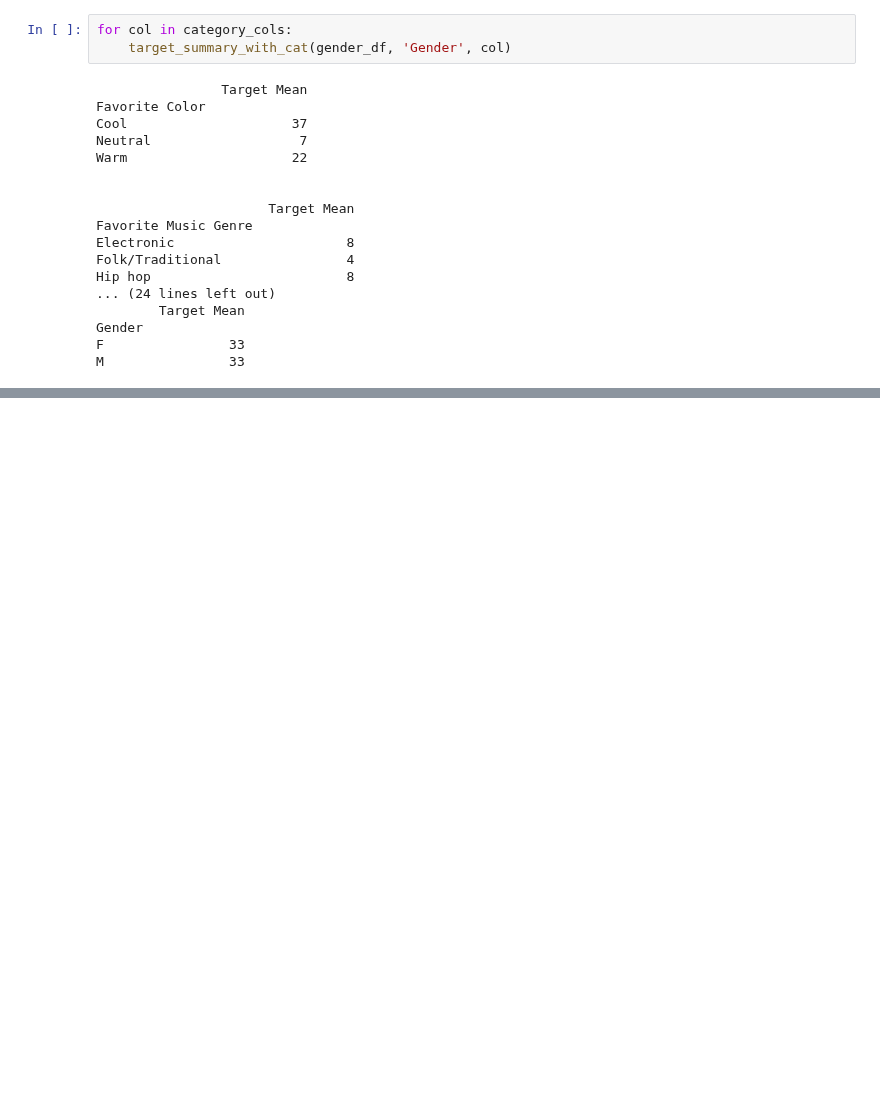
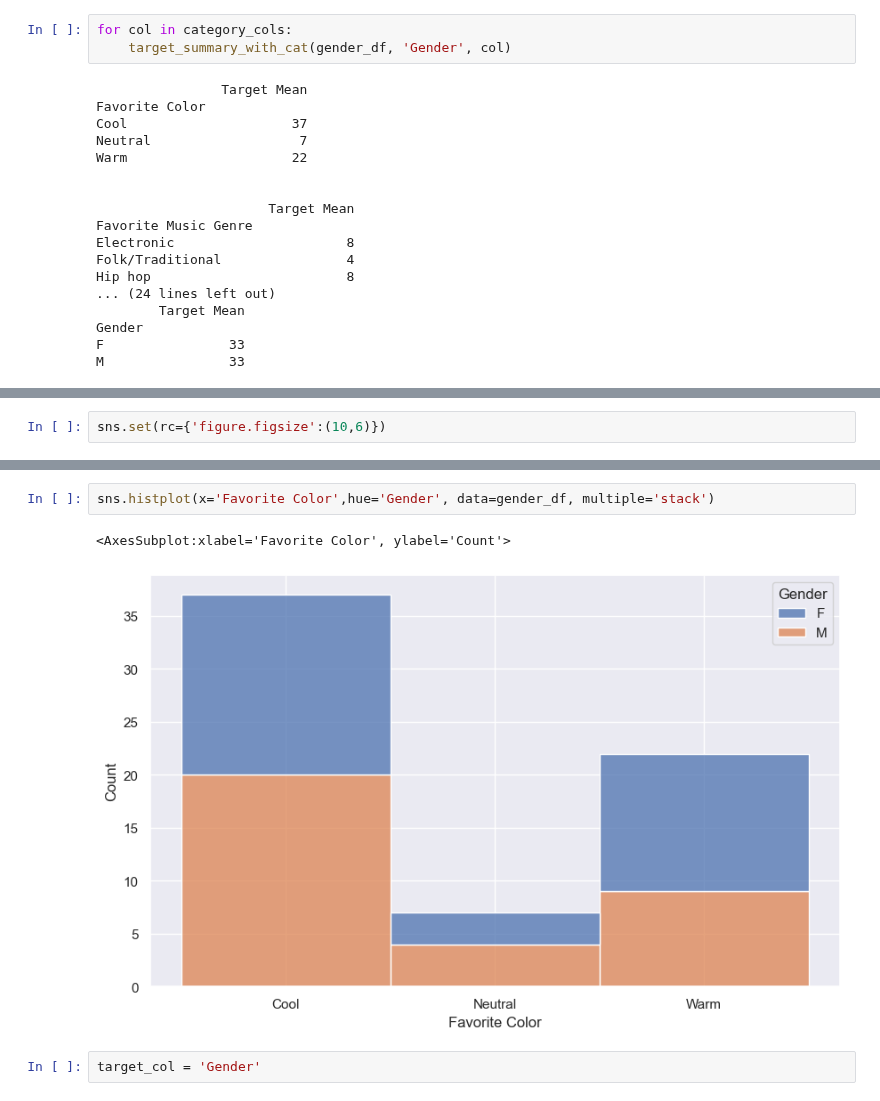
Before and after one commit to latifkara/dataScienceProjects, a Jupyter notebook: Gender_classification/gender_classification_project.ipynb, the cells around one changed output, grey strips where cells are left out. Drawn from its saved outputs; the diff is of its cells as text; blank space fills up the shorter version.

```diff
--- a/Gender_classification/gender_classification_project.ipynb
+++ b/Gender_classification/gender_classification_project.ipynb
@@ -295,0 +306,2 @@ M                33
+# %%
+sns.set(rc={'figure.figsize':(10,6)})
@@ -295,0 +328,7 @@ M                33
+# %%
+sns.histplot(x='Favorite Color',hue='Gender', data=gender_df, multiple='stack')
+# %% [output]
+<AxesSubplot:xlabel='Favorite Color', ylabel='Count'>
+[figure, added]
+# %%
+target_col = 'Gender'
```
Also changed, not shown: parts of 5 cells of this notebook.
